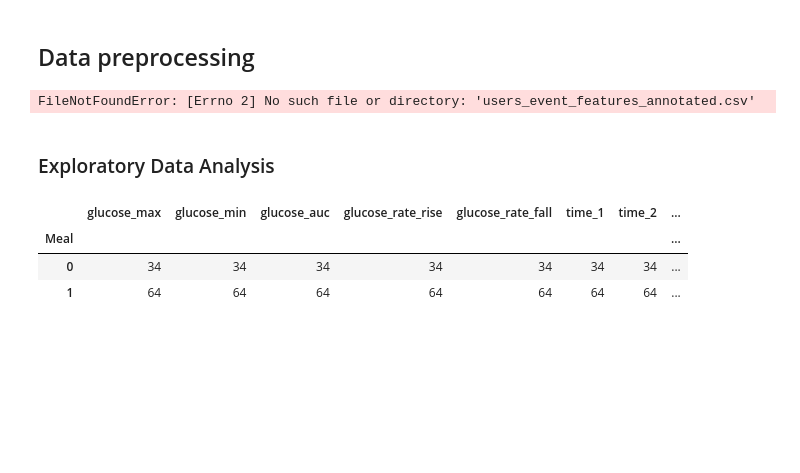
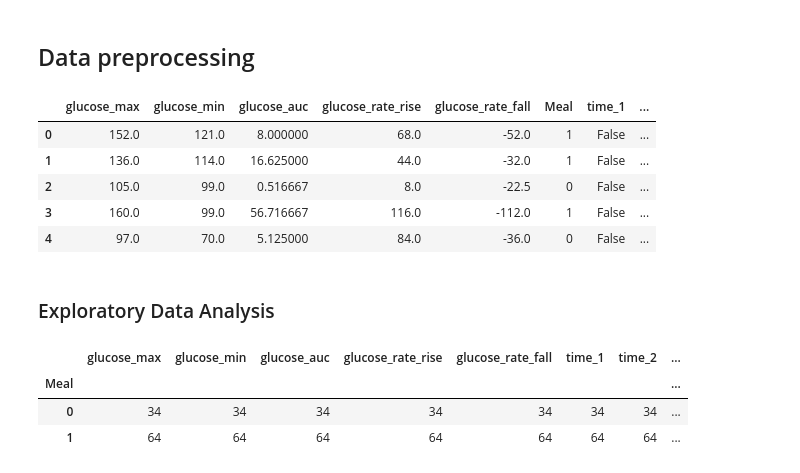
Before and after one commit to jhwaffles/cgm_peak_detection, a Jupyter notebook: cgm_peak_classification.ipynb, the cells around one changed output. Cells and saved outputs as stored; diff of their text form; code cells hidden in the pictures; blank space fills up the shorter version.

```diff
--- a/cgm_peak_classification.ipynb
+++ b/cgm_peak_classification.ipynb
@@ -47,13 +57,18 @@ from sklearn.metrics import PrecisionRecallDisplay
 # %% [markdown]
 ## Data preprocessing
 # %%
-df=pd.read_csv('users_event_features_annotated.csv')
+df=pd.read_csv('cgm_peak_detection/users_event_features_annotated.csv')
 drop_columns=['Unnamed: 0','event_time','event_note','window_start','window_end']
 df_filtered=df.drop(columns=drop_columns) #filter out unnecessary columns.
 df_filtered=pd.get_dummies(df_filtered, columns=['meal_time_category'], prefix='time', drop_first=True)
 df_filtered.head()
 # %% [output]
-FileNotFoundError: [Errno 2] No such file or directory: 'users_event_features_annotated.csv'
+|  | glucose_max | glucose_min | glucose_auc | glucose_rate_rise | glucose_rate_fall | Meal | time_1 | ... |
+| 0 | 152.0 | 121.0 | 8.000000 | 68.0 | -52.0 | 1 | False | ... |
+| 1 | 136.0 | 114.0 | 16.625000 | 44.0 | -32.0 | 1 | False | ... |
+| 2 | 105.0 | 99.0 | 0.516667 | 8.0 | -22.5 | 0 | False | ... |
+| 3 | 160.0 | 99.0 | 56.716667 | 116.0 | -112.0 | 1 | False | ... |
+| 4 | 97.0 | 70.0 | 5.125000 | 84.0 | -36.0 | 0 | False | ... |
 # %% [markdown]
 ### Exploratory Data Analysis
 # %%
```
Also changed, not shown: parts of 12 cells of this notebook.
